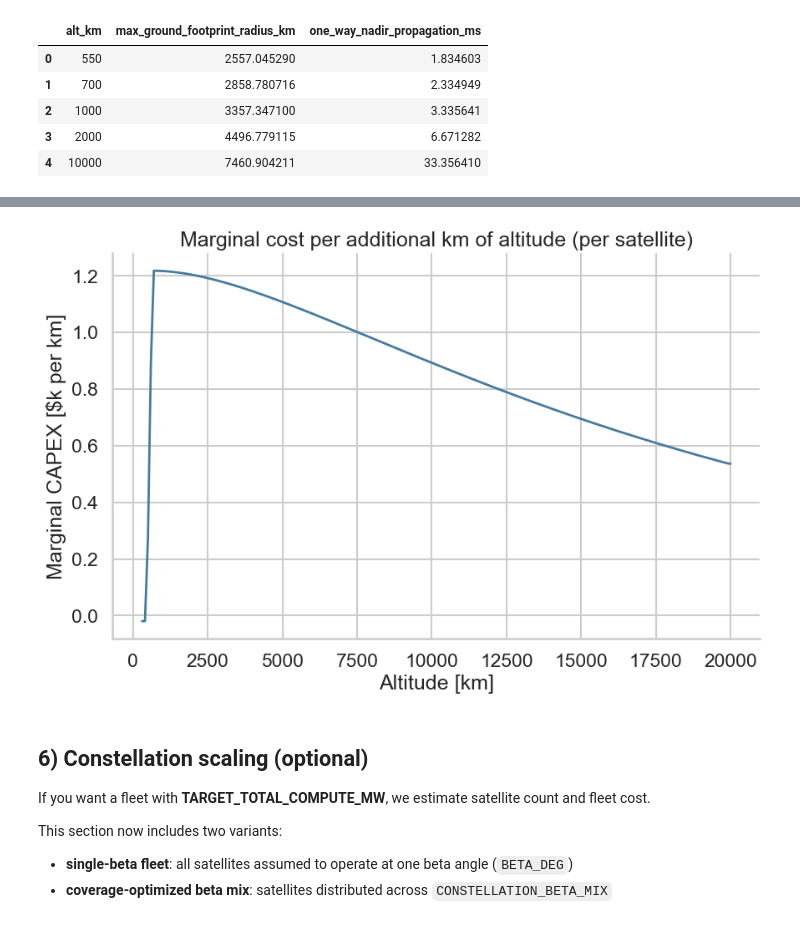
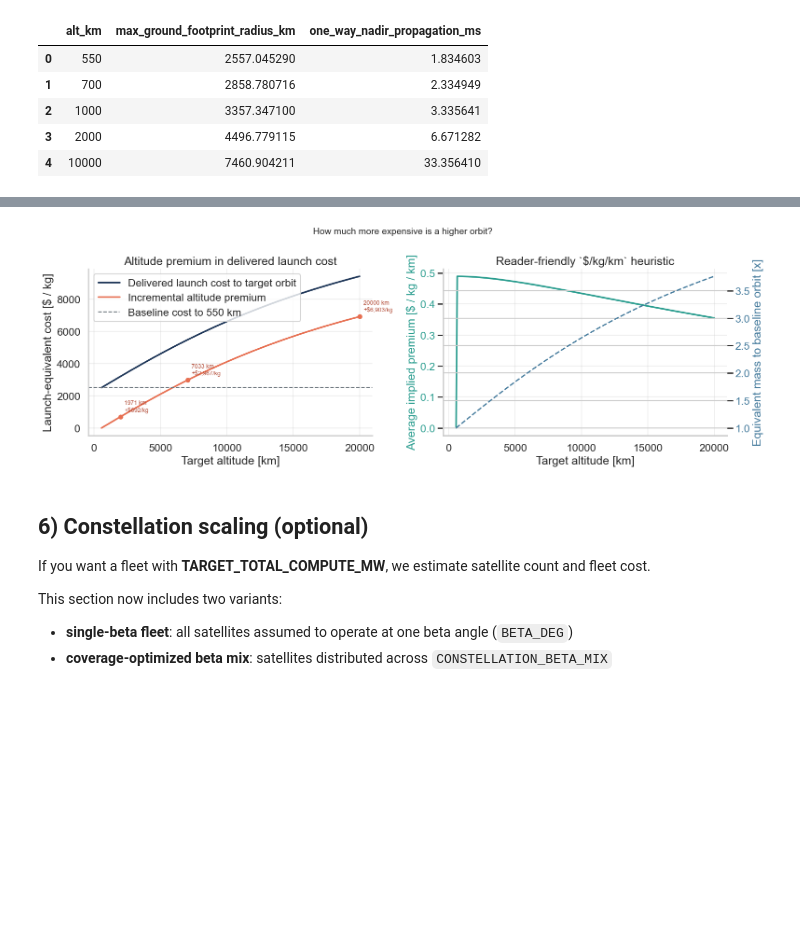
Before and after one commit to SailingSF/space_datacenters, a Jupyter notebook: space_gpu_datacenter.ipynb, the cells around one changed output, grey strips where cells are left out. Drawn from its saved outputs; the diff is of its cells as text; code cells hidden in the pictures; blank space fills up the shorter version.

Commit message:
clarify additional elevation orbit economic params

```diff
--- a/space_gpu_datacenter.ipynb
+++ b/space_gpu_datacenter.ipynb
@@ -1292,10 +1339,26 @@ def satellite_capex_usd(breakdown: dict) -> float:
 
     return float(compute_cost + array_cost + rad_cost + batt_cost + BUS_COST_FIXED + launch_cost)
 
+alts_cost = np.linspace(ALT_BASELINE_KM, 20_000, 220)
+
 rows = []
-for a in alts:
+for a in alts_cost:
     b = satellite_mass_breakdown(a, "sunonly")
     capex = satellite_capex_usd(b)
+    cost_per_kg = effective_cost_per_kg_to_altitude(
+        a, ALT_BASELINE_KM, COST_TO_BASELINE_PER_KG,
+        ISP_TRANSFER_S, PROPULSION_STRUCT_FRAC,
+    )
+    altitude_premium_per_kg = cost_per_kg - COST_TO_BASELINE_PER_KG
+    delta_alt_km = max(a - ALT_BASELINE_KM, 0.0)
+
+    b["launch_cost_per_kg_usd"] = cost_per_kg
+    b["launch_mass_multiplier"] = cost_per_kg / COST_TO_BASELINE_PER_KG
+    b["altitude_premium_per_kg_usd"] = altitude_premium_per_kg
+    b["avg_altitude_premium_usd_per_kg_per_km"] = (
+        altitude_premium_per_kg / delta_alt_km if delta_alt_km > 0 else 0.0
+    )
+    b["altitude_premium_per_sat_usd"] = altitude_premium_per_kg * b["m_total_kg"]
     b["capex_usd"] = capex
     b["capex_per_avg_compute_kw_usd_per_kw"] = capex / max(b["avg_compute_kw"], 1e-9)
     rows.append(b)
@@ -1341,19 +1421,76 @@ We compute a simple numerical derivative of total CAPEX with respect to altitude
 # %%
-def marginal_cost_per_km(sub: pd.DataFrame) -> pd.DataFrame:
-    s = sub.sort_values("alt_km").copy()
-    s["capex_d_usd_per_km"] = np.gradient(s["capex_usd"], s["alt_km"])
-    return s
+premium_df = df[df["alt_km"] >= ALT_BASELINE_KM].copy()
 
-sub = marginal_cost_per_km(df)
-plt.figure()
-plt.plot(sub["alt_km"], sub["capex_d_usd_per_km"]/1e3, color='#457b9d', linewidth=2)
-plt.xlabel("Altitude [km]")
-plt.ylabel("Marginal CAPEX [$k per km]")
-plt.title("Marginal cost per additional km of altitude (per satellite)")
-plt.grid(True)
+fig, axes = plt.subplots(1, 2, figsize=(16, 5.5))
+
+axes[0].plot(
+    premium_df["alt_km"],
+    premium_df["launch_cost_per_kg_usd"],
+    color="#1d3557",
+    linewidth=2.5,
+    label="Delivered launch cost to target orbit",
+)
+axes[0].plot(
+    premium_df["alt_km"],
+    premium_df["altitude_premium_per_kg_usd"],
+    color="#e76f51",
+    linewidth=2.5,
+    label="Incremental altitude premium",
+)
+axes[0].axhline(
+    COST_TO_BASELINE_PER_KG,
+    color="#6c757d",
+    linestyle="--",
+    linewidth=1.5,
+    label=f"Baseline cost to {ALT_BASELINE_KM:.0f} km",
+)
+axes[0].set_xlabel("Target altitude [km]")
+axes[0].set_ylabel("Launch-equivalent cost [$ / kg]")
+axes[0].set_title("Altitude premium in delivered launch cost")
+axes[0].grid(True, alpha=0.3)
+axes[0].legend(loc="upper left")
+
+for alt_label in [2_000, 7_000, 20_000]:
+    idx = (premium_df["alt_km"] - alt_label).abs().idxmin()
+    row = premium_df.loc[idx]
+    axes[0].scatter(row["alt_km"], row["altitude_premium_per_kg_usd"], color="#e76f51", s=35, zorder=3)
+    axes[0].annotate(
+        f"{row['alt_km']:.0f} km\n+${row['altitude_premium_per_kg_usd']:,.0f}/kg",
+        (row["alt_km"], row["altitude_premium_per_kg_usd"]),
+        textcoords="offset points",
+        xytext=(6, 8),
+        fontsize=9,
+        color="#b24a35",
+    )
+
+axes[1].plot(
+    premium_df["alt_km"],
+    premium_df["avg_altitude_premium_usd_per_kg_per_km"],
+    color="#2a9d8f",
+    linewidth=2.5,
+)
+axes[1].set_xlabel("Target altitude [km]")
+axes[1].set_ylabel("Average implied premium [$ / kg / km]", color="#2a9d8f")
+axes[1].tick_params(axis="y", labelcolor="#2a9d8f")
+axes[1].set_title("Reader-friendly `$/kg/km` heuristic")
+axes[1].grid(True, alpha=0.3)
+
+ax2 = axes[1].twinx()
+ax2.plot(
+    premium_df["alt_km"],
+    premium_df["launch_mass_multiplier"],
+    color="#457b9d",
+    linewidth=2.0,
+    linestyle="--",
+)
+ax2.set_ylabel("Equivalent mass to baseline orbit [x]", color="#457b9d")
+ax2.tick_params(axis="y", labelcolor="#457b9d")
+
+fig.suptitle("How much more expensive is a higher orbit?", fontsize=14)
+plt.tight_layout()
 plt.show()
 # %% [output]
-[figure, old version]
+[figure, new version]
 # %% [markdown]
 ## 6) Constellation scaling (optional)
 
```
Also changed, not shown: parts of 5 cells of this notebook.
